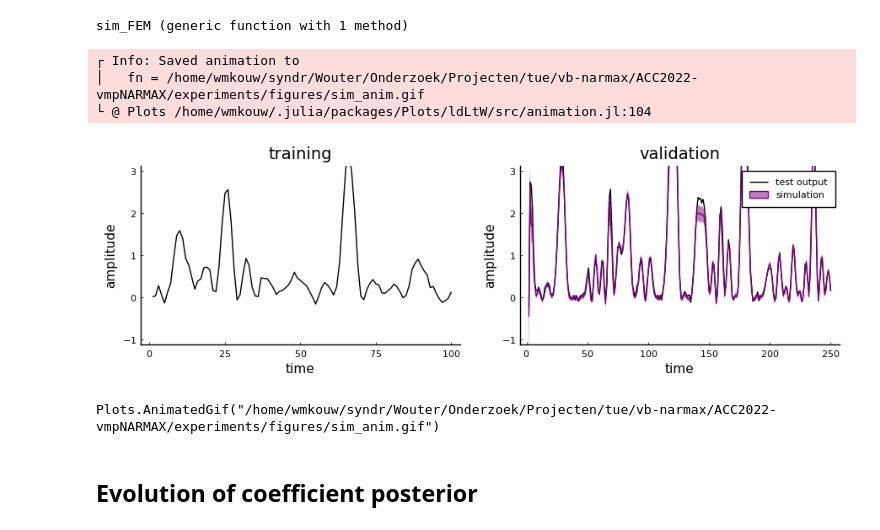
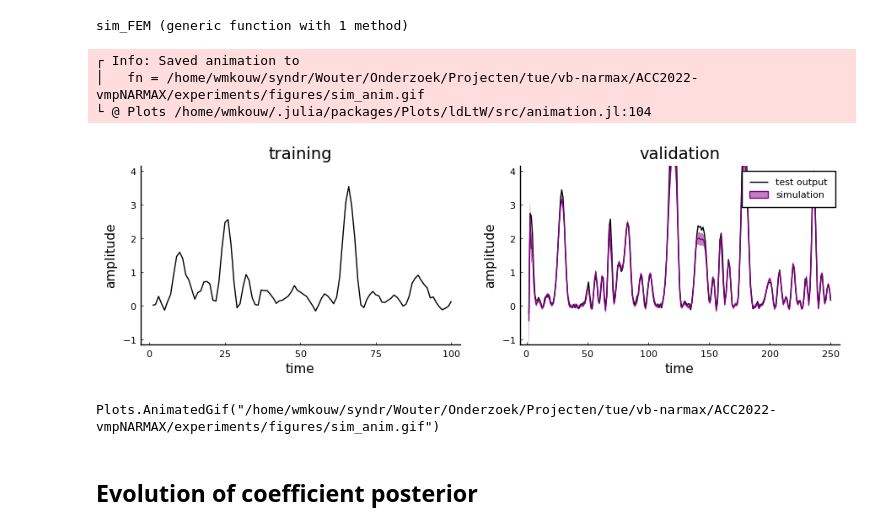
Before and after one commit to biaslab/ACC2022-vmpNARMAX, a Jupyter notebook: experiments/vis4oral.ipynb, the cells around one changed output. Cells and saved outputs as stored; diff of their text form; code cells hidden in the pictures.

```diff
--- a/experiments/vis4oral.ipynb
+++ b/experiments/vis4oral.ipynb
@@ -225,20 +225,20 @@ sim_FEM (generic function with 1 method)
 # %%
 zoom_t = maxM+1:250
 
 anim = @animate for t = 1:100
-    p201 = plot(output_trn[1:t], color="black", xlabel="time", ylabel="amplitude", title="training", xlims=[0, 100], ylims=[-1., 3.])
+    p201 = plot(output_trn[1:t], color="black", xlabel="time", ylabel="amplitude", title="training", xlims=[0, 100], ylims=[-1., 4.])
 
     sims, rms_sim = sim_FEM(params_θ[1][t,:], params_θ[2][t,:,:], input_tst)
 
-    p210 = plot(zoom_t, output_tst[zoom_t], color="black", linewidth=1, label="test output", xlabel="time", ylabel="amplitude", size=(600,220), ylims=[-1, 3.])
+    p210 = plot(zoom_t, output_tst[zoom_t], color="black", linewidth=1, label="test output", xlabel="time", ylabel="amplitude", size=(600,220), ylims=[-1, 4.])
     plot!(zoom_t, sims[1][zoom_t], ribbon=sqrt.(sims[2][zoom_t]), color="purple", label="simulation", title="validation")
 
     p222 = plot(p201, p210, layout=(1,2), size=(900,300))
 end
 gif(anim, "figures/sim_anim.gif", fps=10)
 # %% [output]
 ┌ Info: Saved animation to
 │   fn = /home/wmkouw/syndr/Wouter/Onderzoek/Projecten/tue/vb-narmax/ACC2022-vmpNARMAX/experiments/figures/sim_anim.gif
 └ @ Plots /home/wmkouw/.julia/packages/Plots/ldLtW/src/animation.jl:104
-[figure, old version]
+[figure, new version]
 Plots.AnimatedGif("/home/wmkouw/syndr/Wouter/Onderzoek/Projecten/tue/vb-narmax/ACC2022-vmpNARMAX/experiments/figures/sim_anim.gif")
```
Also changed, not shown: parts of 1 cell of this notebook, 2 other files.
